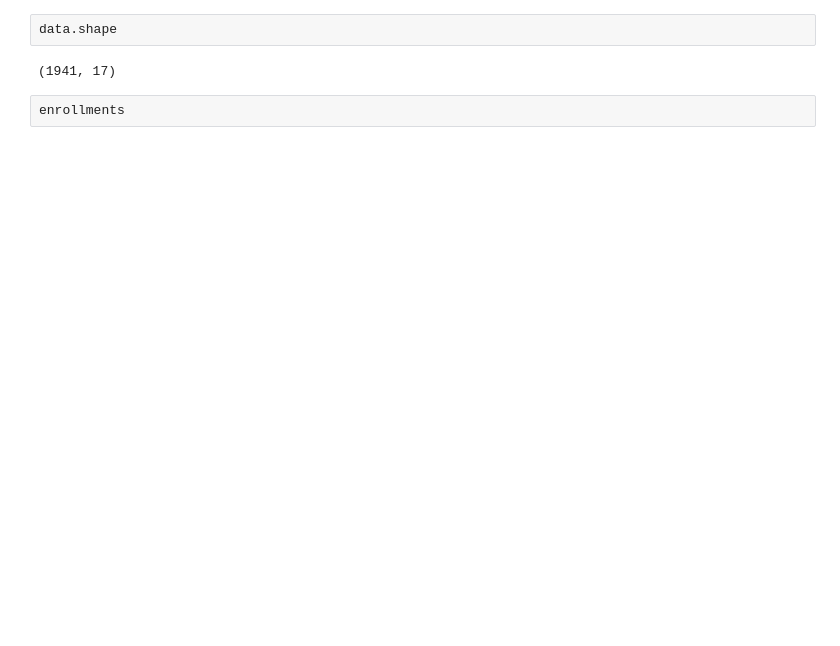
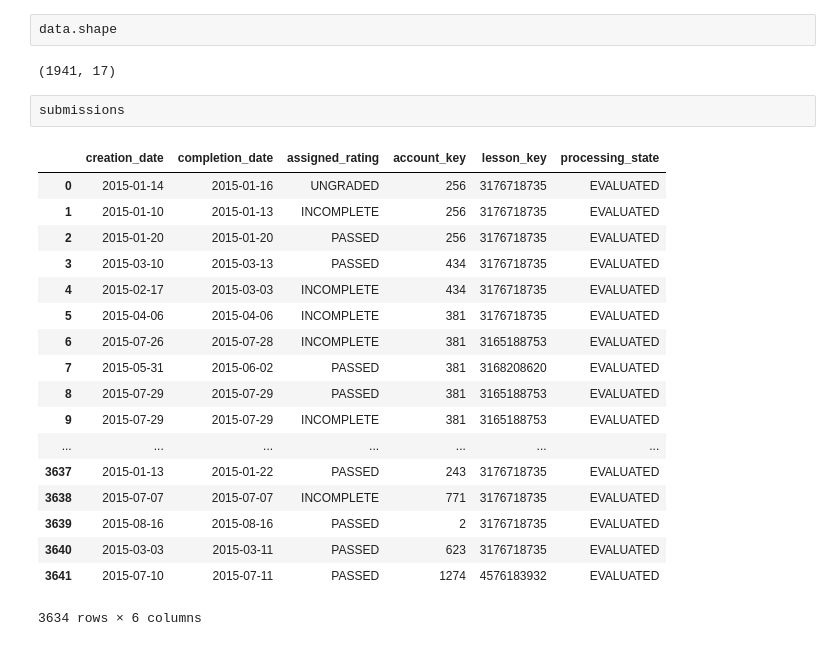
Before and after one commit to snowdj/education-analytics-1, a Jupyter notebook: Student engagement.ipynb, the cells around one changed output. Cells and saved outputs as stored; diff of their text form; blank space fills up the shorter version.

```diff
--- a/Student engagement.ipynb
+++ b/Student engagement.ipynb
@@ -72,5 +126,24 @@ cv.mean(), cv.std()
 data.shape
 # %% [output]
 (1941, 17)
-# %%
-enrollments
+# %%
+submissions
+# %% [output]
+|  | creation_date | completion_date | assigned_rating | account_key | lesson_key | processing_state |
+| 0 | 2015-01-14 | 2015-01-16 | UNGRADED | 256 | 3176718735 | EVALUATED |
+| 1 | 2015-01-10 | 2015-01-13 | INCOMPLETE | 256 | 3176718735 | EVALUATED |
+| 2 | 2015-01-20 | 2015-01-20 | PASSED | 256 | 3176718735 | EVALUATED |
+| 3 | 2015-03-10 | 2015-03-13 | PASSED | 434 | 3176718735 | EVALUATED |
+| 4 | 2015-02-17 | 2015-03-03 | INCOMPLETE | 434 | 3176718735 | EVALUATED |
+| 5 | 2015-04-06 | 2015-04-06 | INCOMPLETE | 381 | 3176718735 | EVALUATED |
+| 6 | 2015-07-26 | 2015-07-28 | INCOMPLETE | 381 | 3165188753 | EVALUATED |
+| 7 | 2015-05-31 | 2015-06-02 | PASSED | 381 | 3168208620 | EVALUATED |
+| 8 | 2015-07-29 | 2015-07-29 | PASSED | 381 | 3165188753 | EVALUATED |
+| 9 | 2015-07-29 | 2015-07-29 | INCOMPLETE | 381 | 3165188753 | EVALUATED |
+| ... | ... | ... | ... | ... | ... | ... |
+| 3637 | 2015-01-13 | 2015-01-22 | PASSED | 243 | 3176718735 | EVALUATED |
+| 3638 | 2015-07-07 | 2015-07-07 | INCOMPLETE | 771 | 3176718735 | EVALUATED |
+| 3639 | 2015-08-16 | 2015-08-16 | PASSED | 2 | 3176718735 | EVALUATED |
+| 3640 | 2015-03-03 | 2015-03-11 | PASSED | 623 | 3176718735 | EVALUATED |
+| 3641 | 2015-07-10 | 2015-07-11 | PASSED | 1274 | 4576183932 | EVALUATED |
+3634 rows × 6 columns
```
Also changed, not shown: parts of 14 cells of this notebook.
